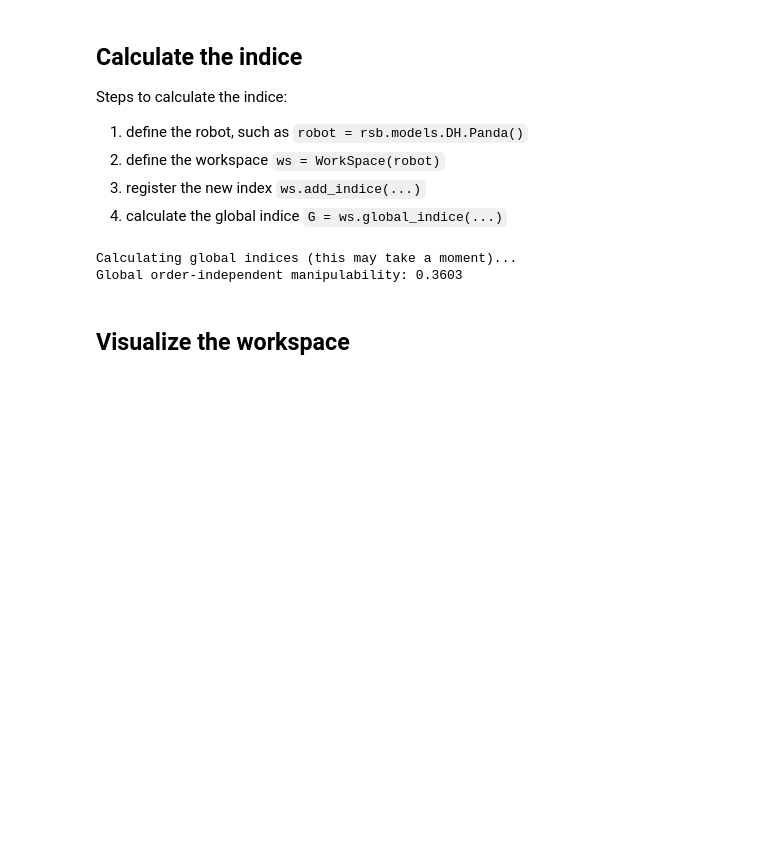
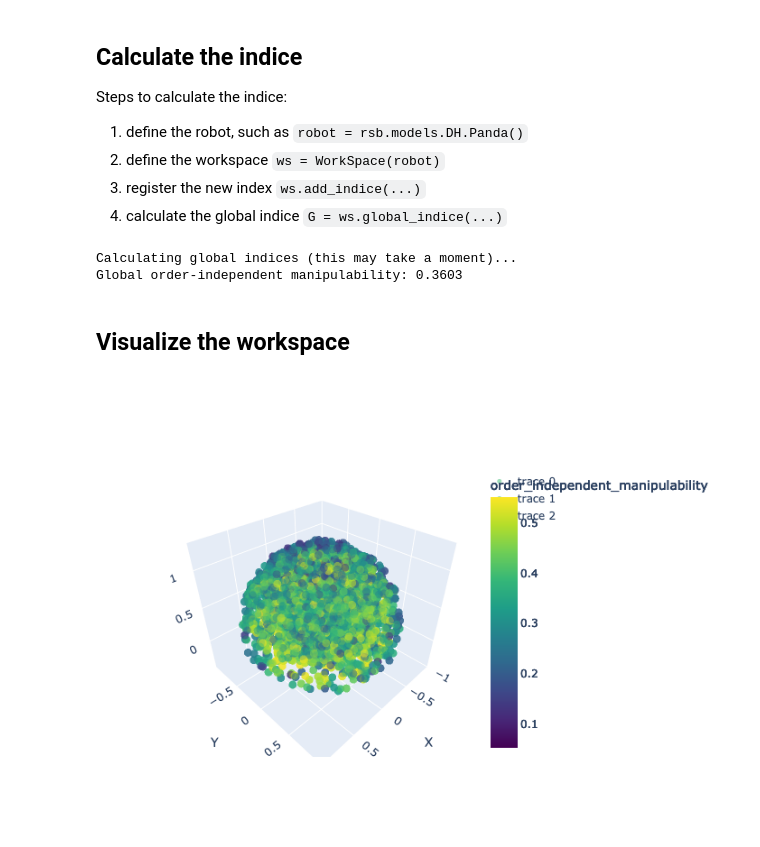
Before and after one commit to chaoyuefei/RoboSandbox, a Jupyter notebook: tutorial/03 - performance/add_new_robot_indice.ipynb, the cells around one changed output. Cells and saved outputs as stored; diff of their text form; code cells hidden in the pictures; blank space fills up the shorter version.

Commit message:
fix: worksapce plot on github

```diff
--- a/tutorial/03 - performance/add_new_robot_indice.ipynb
+++ b/tutorial/03 - performance/add_new_robot_indice.ipynb
@@ -71,4 +71,7 @@ Global order-independent manipulability: 0.3603
 # %% [markdown]
 ## Visualize the workspace
 # %%
-ws.plot(color="order_independent_manipulability")
+fig = ws.plot(color="order_independent_manipulability")
+fig.show("png") # display the plot in PNG format for better visibility on github
+# %% [output]
+[figure, added]
```
